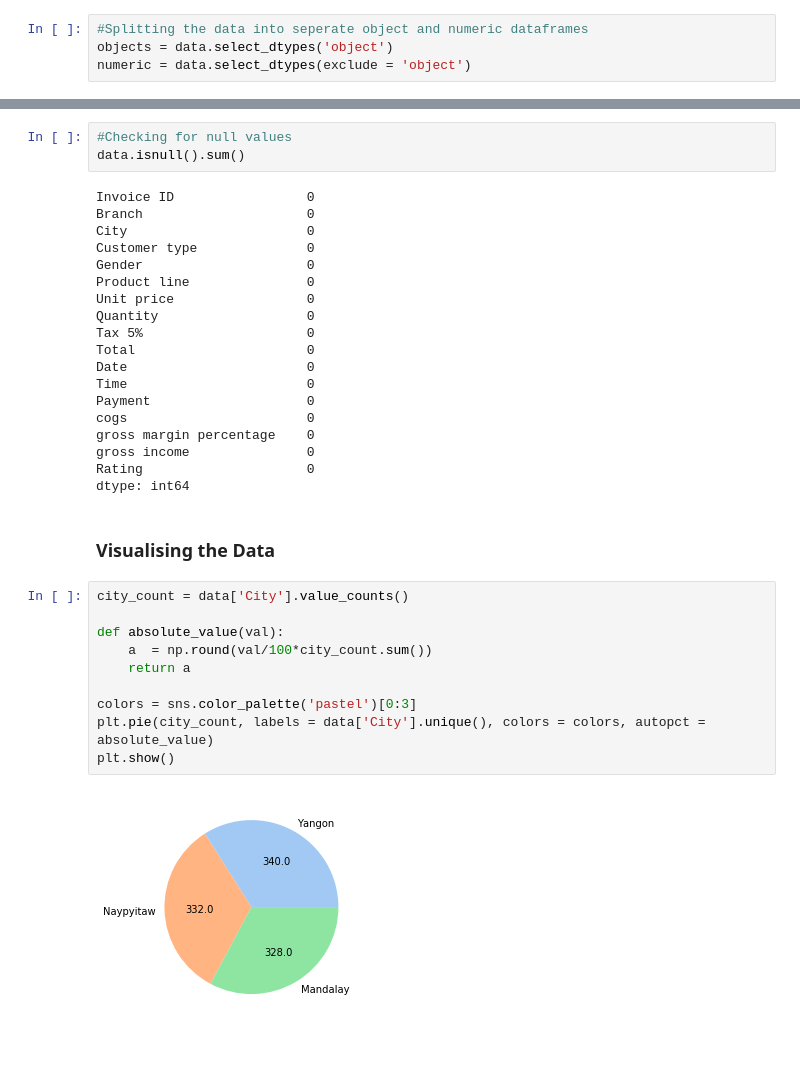
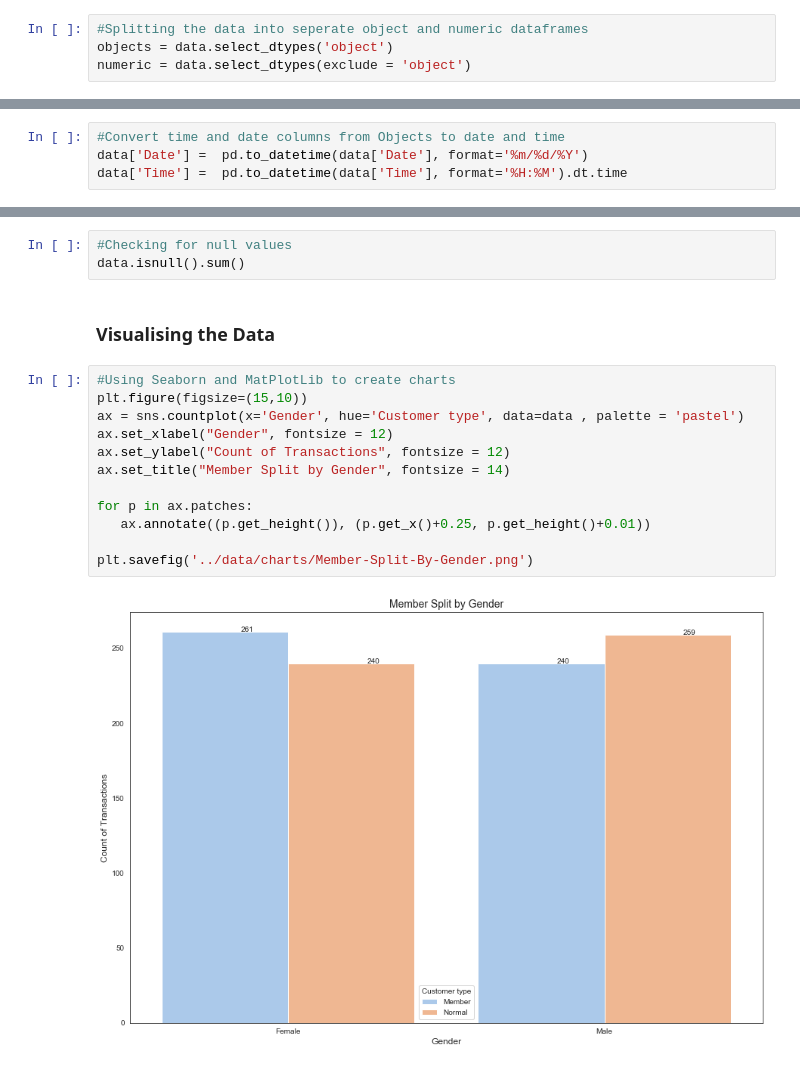
Before and after one commit to CharlottePPB/UDCPA_CharlotteMcCarthy, a Jupyter notebook: Python/UCDPA_CharlotteMcCarthy.ipynb, the cells around one changed output, grey strips where cells are left out. Drawn from its saved outputs; the diff is of its cells as text.

```diff
--- a/Python/UCDPA_CharlotteMcCarthy.ipynb
+++ b/Python/UCDPA_CharlotteMcCarthy.ipynb
@@ -94,0 +60,4 @@ numeric.describe()
+# %%
+#Convert time and date columns from Objects to date and time
+data['Date'] =  pd.to_datetime(data['Date'], format='%m/%d/%Y')
+data['Time'] =  pd.to_datetime(data['Time'], format='%H:%M').dt.time
@@ -95,36 +78,19 @@ numeric.describe()
 # %%
 #Checking for null values
 data.isnull().sum()
-# %% [output]
-Invoice ID                 0
-Branch                     0
-City                       0
-Customer type              0
-Gender                     0
-Product line               0
-Unit price                 0
-Quantity                   0
-Tax 5%                     0
-Total                      0
-Date                       0
-Time                       0
-Payment                    0
-cogs                       0
-gross margin percentage    0
-gross income               0
-Rating                     0
-dtype: int64
 # %% [markdown]
 ### Visualising the Data
-# %%
-city_count = data['City'].value_counts()
-
-def absolute_value(val):
-    a  = np.round(val/100*city_count.sum())
-    return a
-
-colors = sns.color_palette('pastel')[0:3]
-plt.pie(city_count, labels = data['City'].unique(), colors = colors, autopct = absolute_value)
-plt.show()
-# %% [output]
-[figure, removed]
+# %%
+#Using Seaborn and MatPlotLib to create charts
+plt.figure(figsize=(15,10))
+ax = sns.countplot(x='Gender', hue='Customer type', data=data , palette = 'pastel')
+ax.set_xlabel("Gender", fontsize = 12)
+ax.set_ylabel("Count of Transactions", fontsize = 12)
+ax.set_title("Member Split by Gender", fontsize = 14)
+
+for p in ax.patches:
+   ax.annotate((p.get_height()), (p.get_x()+0.25, p.get_height()+0.01))
+
+plt.savefig('../data/charts/Member-Split-By-Gender.png')
+# %% [output]
+[figure, added]
```
Also changed, not shown: parts of 8 cells of this notebook, 7 other files.
